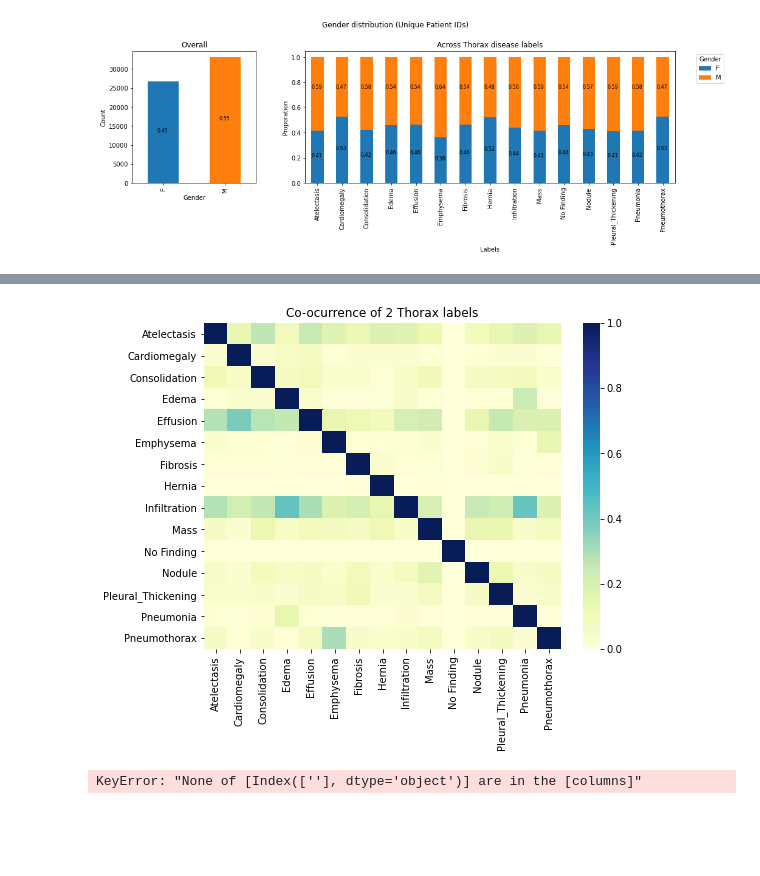
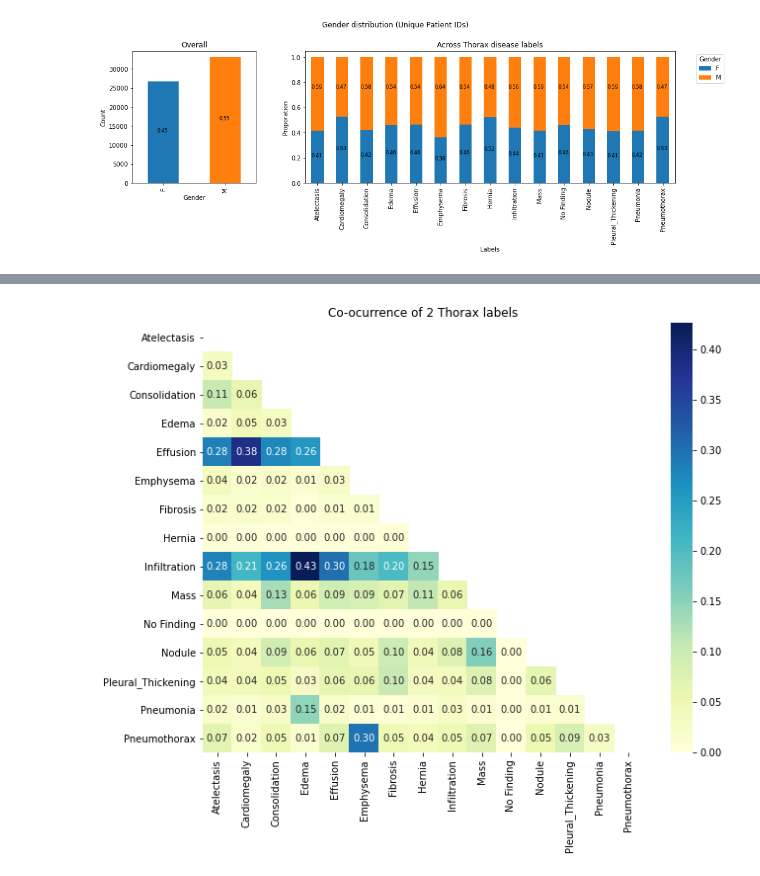
Before and after one commit to nitinkmittal/chest_xray_diagnosis, a Jupyter notebook: notebooks/20210511-xray-images-EDA.ipynb, the cells around one changed output, grey strips where cells are left out. Saved outputs shown, nothing was run; the diff lists cells and outputs as text; code cells hidden in the pictures; blank space fills up the shorter version.

```diff
--- a/notebooks/20210511-xray-images-EDA.ipynb
+++ b/notebooks/20210511-xray-images-EDA.ipynb
@@ -125,4 +126,5 @@ metadata_with_onehotlabels.head()
 | 00000003_001.png | Hernia | 0 | 3 | 74 | F | PA | ... |
 5 rows × 25 columns
 # %%
-unique_labels = onehotlabels.columns
+dist_labels = onehotlabels.columns
+dist_labels
@@ -229,17 +234,14 @@ num_labels = len(onehotlabels.columns)
 # %%
+num_labels = len(onehotlabels.columns)
 co_ocur_labels = pd.DataFrame(
     np.zeros(
         (num_labels, num_labels), dtype=int),
     columns=onehotlabels.columns,
     index=onehotlabels.columns)
 
-labels = co_ocur_labels.columns
-for val in tqdm(onehotlabels.values, leave=False):
-    print(labels)
-    print(labels==1)
-    print(co_ocur_labels[labels==1])
-    break
-#     for i in range(len(labels)):
-#         for j in range(i, len(labels)):
-#             co_ocur_labels.loc[labels[i]][labels[j]] += 1
-#             if i != j: co_ocur_labels.loc[labels[j]][labels[i]] += 1
+for labels in tqdm(onehotlabels.values, leave=False):
+    labels = dist_labels[labels==1]
+    for i in range(len(labels)):
+        for j in range(i, len(labels)):
+            co_ocur_labels.loc[labels[i]][labels[j]] += 1
+            if i != j: co_ocur_labels.loc[labels[j]][labels[i]] += 1
@@ -289,11 +250,10 @@ assert np.allclose(co_ocur_labels.values.diagonal(), np.array([i for i in unique
+# %%
+mask = np.zeros_like(co_ocur_labels.values, dtype=np.bool)
+mask[np.triu_indices_from(co_ocur_labels.values)] = True
 # %%
-fig, ax = plt.subplots(figsize=(8,6))
-sns.heatmap(co_ocur_labels/co_ocur_labels.max(axis=1), ax=ax, cmap="YlGnBu")
+fig, ax = plt.subplots(figsize=(10,8))
+sns.heatmap(co_ocur_labels/co_ocur_labels.max(axis=1), ax=ax, cmap="YlGnBu", mask=mask, annot=True, fmt=".2f")
 ax.set_title("Co-ocurrence of 2 Thorax labels")
 plt.show()
 # %% [output]
-[figure, old version]
+[figure, new version]
-# %%
-metadata[[""]].plot.bar(stacked=True);
-# %% [output]
-KeyError: "None of [Index([''], dtype='object')] are in the [columns]"
```
Also changed, not shown: parts of 9 cells of this notebook.
